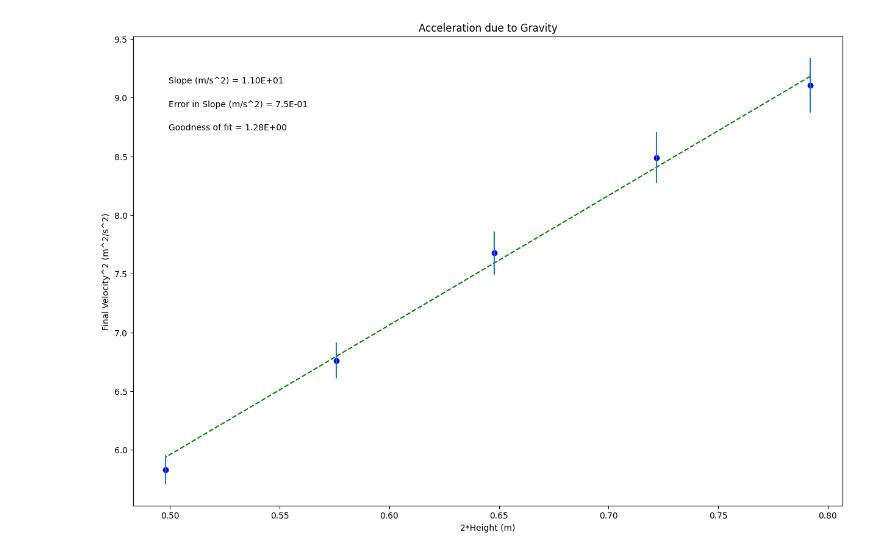
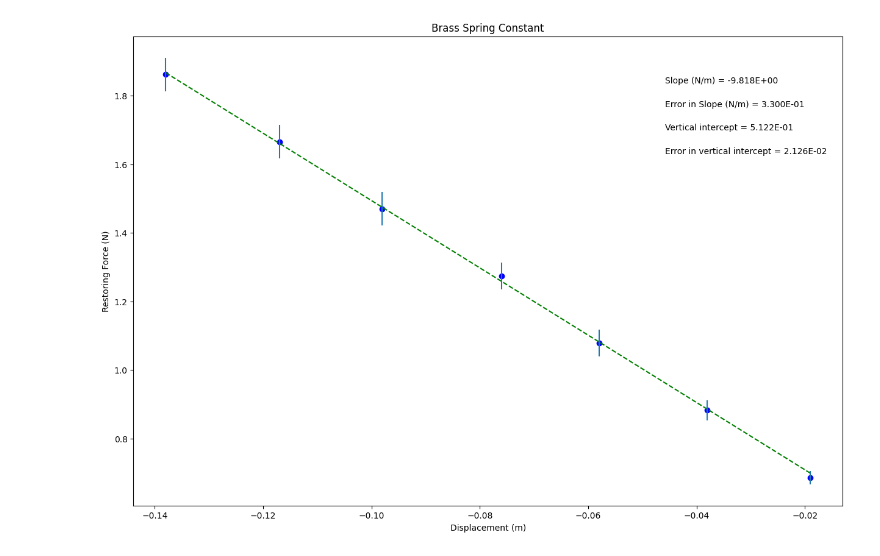
Before and after one commit to aidena447/PHSX-Labs, a Jupyter notebook: PHSXlab_plotting_template_ipynb_txt.ipynb, the cells around one changed output. Cells and saved outputs as stored; diff of their text form; code cells hidden in the pictures.

```diff
--- a/PHSXlab_plotting_template_ipynb_txt.ipynb
+++ b/PHSXlab_plotting_template_ipynb_txt.ipynb
@@ -12,44 +12,45 @@ import numpy as np
 import matplotlib.pyplot as plt
 
 #-----------------------------------------------------------------------#
-#Data Section - Create Arrays for data. Perform necessary calculations.
-#CHANGE THE VARIABLE NAMES and numbers to match your data
+#----------UPDATE THIS SECTION!!!----------
 
-two_height = np.array([0.792, 0.722, 0.648, 0.576, 0.498]) #what are units?
-vfinal_squared = np.array([9.10746, 8.49019, 7.67562, 6.76, 5.82877]) #what are units?
+#DATA TO BE PLOTTED
+#UPDATE THE VARIABLE NAMES & NUMBERS (LEAVE BRACKETS/PARENTHESES AS IS)
+#variable names should start with a letter and must contain only letters, numbers, and underscores
+
+
+displacement = np.array([-0.019, -0.038, -0.058, -0.076, -0.098, -0.117, -0.138])
+
+F = np.array([0.686, 0.882, 1.078, 1.274, 1.47, 1.666, 1.862])
+
+delta_F = np.array([0.0196, 0.0294, 0.0392, 0.0392, 0.049, 0.049, 0.049])
+
+
+
+#Re-assign variables as x, y, dy so that the remaining plotting code may remain generic
+#UPDATE VARIABLE NAMES (ON RHS OF EACH EQUAL SIGN) TO MATCH VARIABLE NAMES FOR DATA ABOVE
+
+x = displacement             #this should be the array you want to plot on the x axis
+y = F            #this should be the array you want to plot on the y axis
+dy = delta_F        #this should be your error in y array
+
+
+#UPDATE EACH OF THESE 4 STRINGS FOR YOUR PLOT LABELS AS YOU WANT THEM TO APPEAR
+
+plot_title= 'Brass Spring Constant'
+x_label= 'Displacement (m)'
+y_label= 'Restoring Force (N)'
+slope_units= 'N/m'
+
+#UPDATE ANNOTATION PLACEMENT SO IT'S OUT OF WAY OF PLOTTED DATA AND BEST FIT LINE
+#integer from 1 to 4, top R corner is 1 (counter-clockwise from there)
+
+annotation_placement=1
 
 
 #-----------------------------------------------------------------------#
-#Create array for uncertainties in y variable
-#CHANGE THE VARIABLE NAME and numbers to match your data
+#-----DON'T NEED TO CHANGE ANYTHING BEYOND THIS POINT!!!-----
 
-Delta_vfinal_squared = np.array([0.2331334971, 0.2130247952, 0.1836548955, 0.1524204711, 0.1227059064])
-
-
-#-----------------------------------------------------------------------#
-#--------------------------Plotting Code Below--------------------------#
-#-----------------------------------------------------------------------#
-
-#UPDATE THIS SECTION!!!
-
-#Re-assign variables as x, y, dy so that the remaining plotting code may remain generic
-x = two_height        #this should be the array you want to plot on the x axis
-y = vfinal_squared             #this should be the array you want to plot on the y axis
-dy = Delta_vfinal_squared        #this should be your error in y array
-
-
-#update each of these 4 strings
-plot_title= 'Acceleration due to Gravity'
-x_label= '2*Height (m)'
-y_label= 'Final Velocity^2 (m^2/s^2)'
-slope_units= 'm/s^2'
-
-#update annotation placement with integer from 1 to 4, top R corner is 1 (counter-clockwise from there)
-annotation_placement=2
-
-
-#-----------------------------------------------------------------------#
-#Don't need to change anything in this section!
 
 #Find the intercept and slope, b and m, from Python's polynomial fitting function
 b,m=np.polynomial.polynomial.polyfit(x,y,1,w=dy)
@@ -82,37 +83,40 @@ if annotation_placement==2 or annotation_placement==3:
 elif annotation_placement==1 or annotation_placement==4:
     xpos=0.75
 
 if annotation_placement==1 or annotation_placement==2:
-    ypos=[.9,.85,.8]
+    ypos=[.9,.85,.8,.75]
 elif annotation_placement==3 or annotation_placement==4:
-    ypos=[.2,.15,.1]
+    ypos=[.2,.15,.1,.05]
 
 #-----------------------------------------------------------------------#
 #Don't need to change anything in this section!
 
 #Plot data on graph. Plot error bars and place values for slope,
-#error in slope and goodness of fit on the plot using "annotate"
+#error in slope, and vertical intercept (plus error) on the plot using "annotate"
 
 plt.figure(figsize=(15,10))
 
 plt.plot(x, fit, color='green', linestyle='--')
 plt.scatter(x, y, color='blue', marker='o')
 
 plt.xlabel(x_label)
 plt.ylabel(y_label)
 plt.title(plot_title)
 
 plt.errorbar(x, y, yerr=dy, xerr=None, fmt="none") #don't need to plot x error bars
 
-plt.annotate('Slope ({}) = {value:.{digits}E}'.format(slope_units,value=m, digits=2),
+plt.annotate('Slope ({}) = {value:.{digits}E}'.format(slope_units,value=m, digits=3),
              (xpos, ypos[0]), xycoords='axes fraction')
 
-plt.annotate('Error in Slope ({}) = {value:.{digits}E}'.format(slope_units,value=dm, digits=1),
+plt.annotate('Error in Slope ({}) = {value:.{digits}E}'.format(slope_units,value=dm, digits=3),
              (xpos, ypos[1]), xycoords='axes fraction')
 
-plt.annotate('Goodness of fit = {value:.{digits}E}'.format(value=N, digits=2),
+plt.annotate('Vertical intercept = {value:.{digits}E}'.format(value=b, digits=3),
              (xpos, ypos[2]), xycoords='axes fraction')
 
+plt.annotate('Error in vertical intercept = {value:.{digits}E}'.format(value=db, digits=3),
+             (xpos, ypos[3]), xycoords='axes fraction')
+
 plt.show()
 # %% [output]
-[figure, old version]
+[figure, new version]
```
